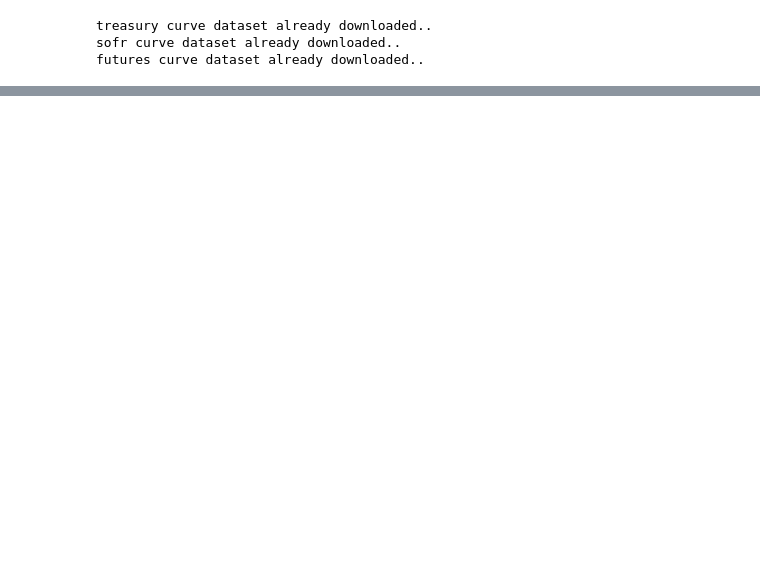
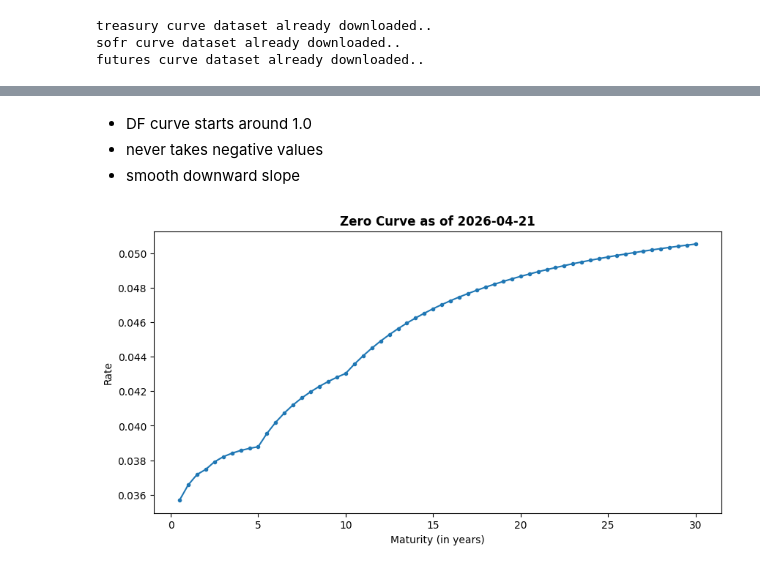
Before and after one commit to gorkemyencak/hedge-accounting-valuation-platform, a Jupyter notebook: notebooks/02_multi_curve_architecture_testing.ipynb, the cells around one changed output, grey strips where cells are left out. Drawn from its saved outputs; the diff is of its cells as text; code cells hidden in the pictures; blank space fills up the shorter version.

```diff
--- a/notebooks/02_multi_curve_architecture_testing.ipynb
+++ b/notebooks/02_multi_curve_architecture_testing.ipynb
@@ -97,0 +94,11 @@ plt.show()
+# %% [markdown]
+- DF curve starts around 1.0
+- never takes negative values
+- smooth downward slope
+# %%
+plot_zero_curve(
+    zero_curve = zero_curve_full,   # type: ignore
+    date = sample_date
+)
+# %% [output]
+[figure, added]
```
Also changed, not shown: parts of 7 cells of this notebook, 1 other file.
